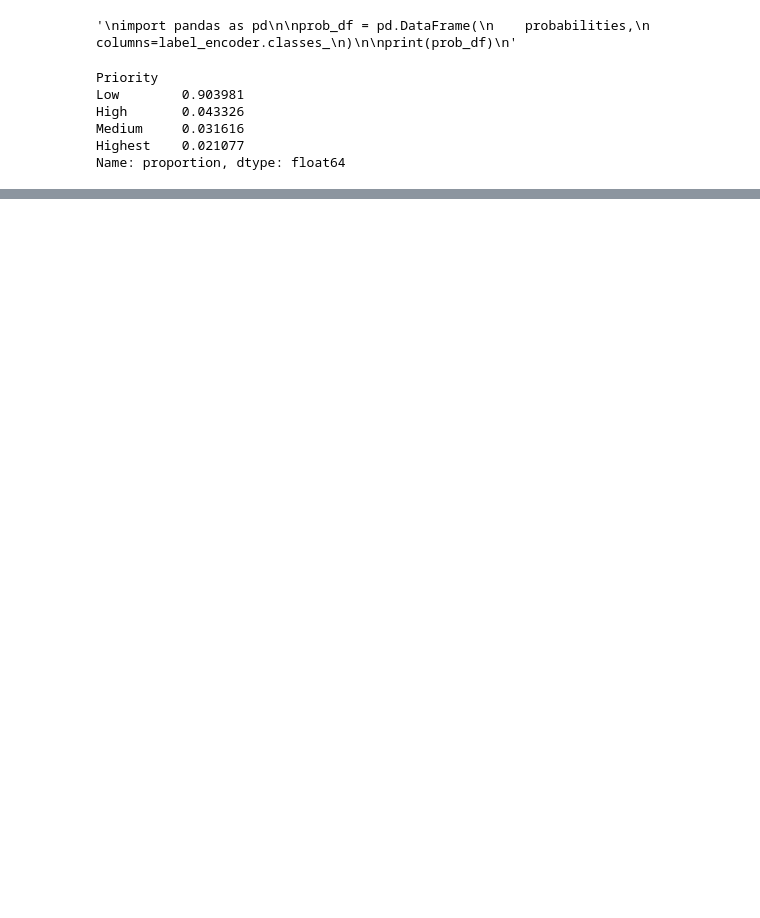
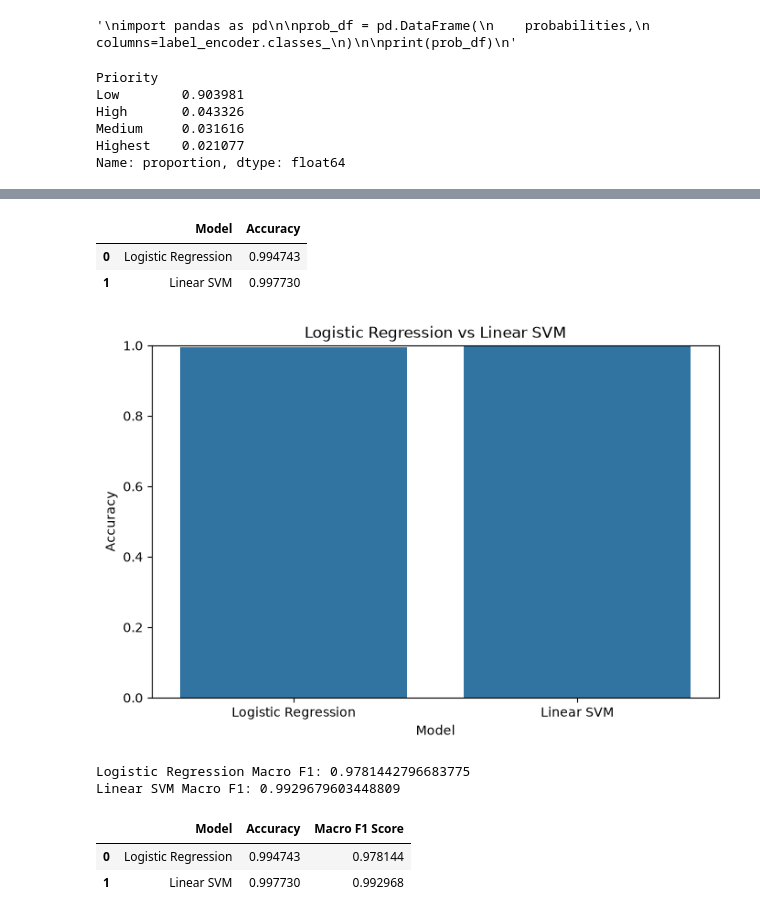
Before and after one commit to kumarashish33/AI-Jira-Priority-Prediction, a Jupyter notebook: notebooks/120.ipynb, the cells around one changed output, grey strips where cells are left out. Cells and saved outputs as stored; diff of their text form; code cells hidden in the pictures; blank space fills up the shorter version.

```diff
--- a/notebooks/120.ipynb
+++ b/notebooks/120.ipynb
@@ -590,0 +605,6 @@ Name: proportion, dtype: float64
+# %%
+from sklearn.metrics import accuracy_score
+
+svm_accuracy = accuracy_score(y_test, y_pred_svm)
+
+print("SVM Accuracy:", svm_accuracy)
@@ -590,0 +710,58 @@ Name: proportion, dtype: float64
+# %%
+model_comparison = pd.DataFrame({
+    "Model": ["Logistic Regression", "Linear SVM"],
+    "Accuracy": [accuracy, svm_accuracy]
+})
+
+model_comparison
+# %% [output]
+|  | Model | Accuracy |
+| 0 | Logistic Regression | 0.994743 |
+| 1 | Linear SVM | 0.997730 |
+# %%
+plt.figure(figsize=(8, 5))
+
+sns.barplot(
+    data=model_comparison,
+    x="Model",
+    y="Accuracy"
+)
+
+plt.ylim(0, 1)
+plt.title("Logistic Regression vs Linear SVM")
+plt.ylabel("Accuracy")
+plt.show()
+# %% [output]
+[figure, added]
+# %%
+from sklearn.metrics import f1_score
+
+lr_f1 = f1_score(y_test, y_pred, average="macro")
+svm_f1 = f1_score(y_test, y_pred_svm, average="macro")
+
+print("Logistic Regression Macro F1:", lr_f1)
+print("Linear SVM Macro F1:", svm_f1)
+# %% [output]
+Logistic Regression Macro F1: 0.9781442796683775
+Linear SVM Macro F1: 0.9929679603448809
+# %%
+model_comparison = pd.DataFrame({
+    "Model": [
+        "Logistic Regression",
+        "Linear SVM"
+    ],
+    "Accuracy": [
+        accuracy,
+        svm_accuracy
+    ],
+    "Macro F1 Score": [
+        lr_f1,
+        svm_f1
+    ]
+})
+
+model_comparison
+# %% [output]
+|  | Model | Accuracy | Macro F1 Score |
+| 0 | Logistic Regression | 0.994743 | 0.978144 |
+| 1 | Linear SVM | 0.997730 | 0.992968 |
```
Also changed, not shown: parts of 14 cells of this notebook, 1 other file.
